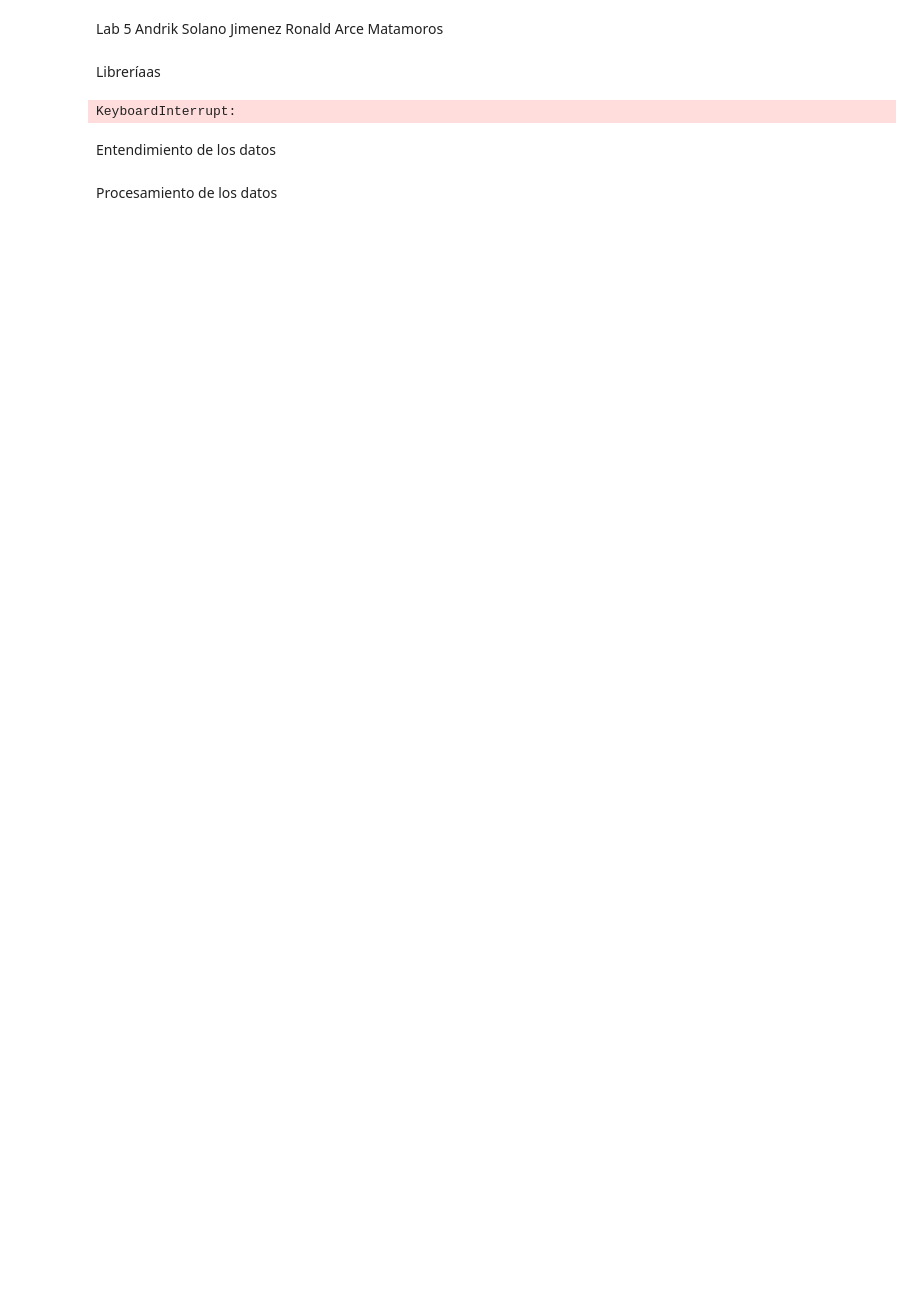
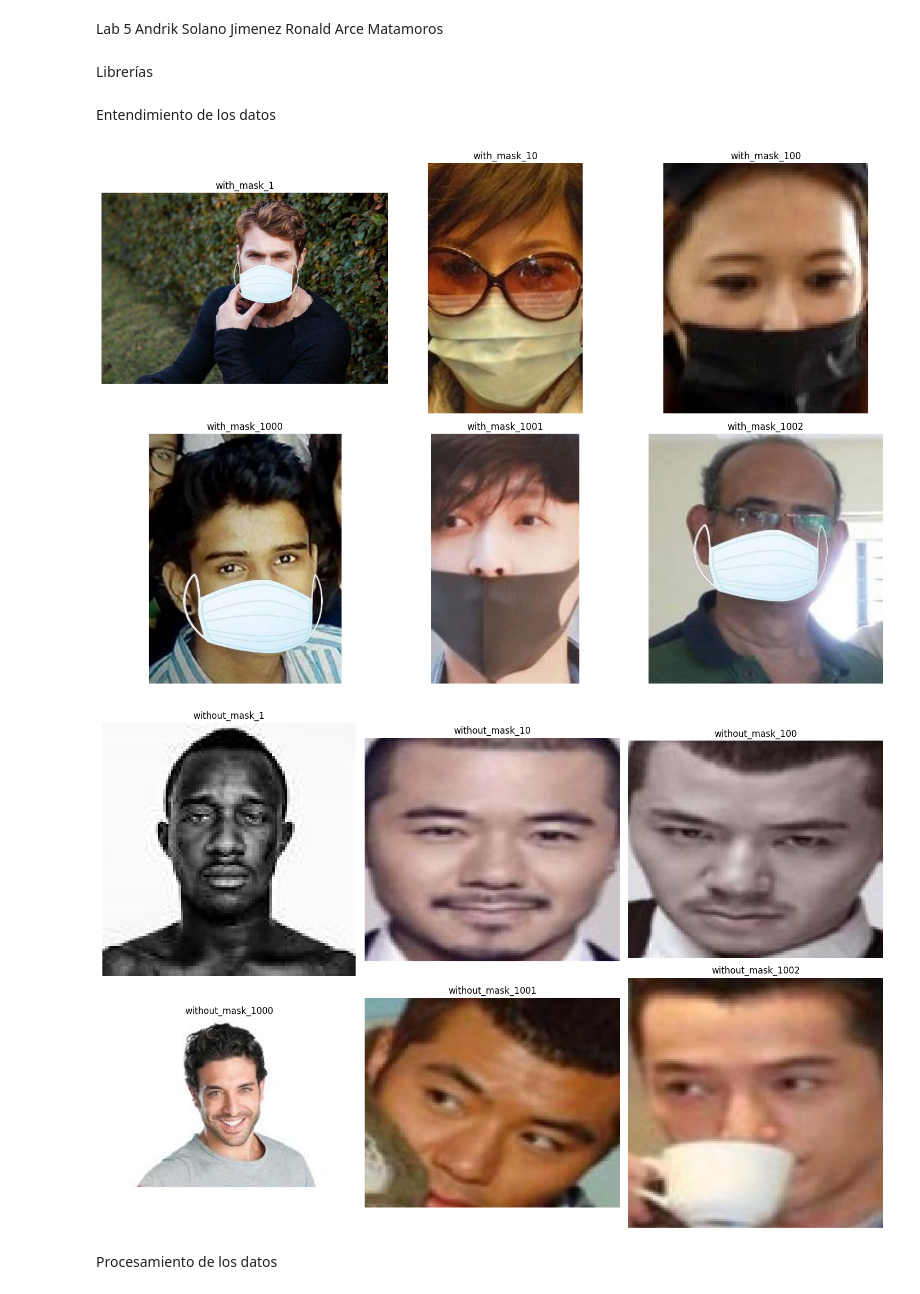
Before and after one commit to AndrikSJD/Lab5IA, a Jupyter notebook: Lab5AndrikRonald.ipynb, the cells around one changed output. Saved outputs shown, nothing was run; the diff lists cells and outputs as text; code cells hidden in the pictures; blank space fills up the shorter version.

```diff
--- a/Lab5AndrikRonald.ipynb
+++ b/Lab5AndrikRonald.ipynb
@@ -2,7 +2,7 @@
 Lab 5
 Andrik Solano Jimenez Ronald Arce Matamoros
 # %% [markdown]
-Libreríaas
+Librerías
 # %%
 import os
 import random
@@ -18,28 +24,37 @@ from tensorflow.keras.utils import to_categorical
-# %%
-# Ruta de las carpetas con las imágenes
-with_mask_dir = "./with_mask"
-without_mask_dir = "./without_mask"
-
-# Función para cargar y redimensionar imágenes
-def load_and_resize_images(directory, label):
-    images = []
-    labels = []
-    for filename in os.listdir(directory):
-        img = cv2.imread(os.path.join(directory, filename))
-        img = cv2.resize(img, (100, 100))  # Cambia el tamaño de las imágenes según tu preferencia
-        if img is not None:
-            images.append(img)
-            labels.append(label)
-    return images, labels
-
-# Cargar y redimensionar imágenes con máscara
-with_mask_images, with_mask_labels = load_and_resize_images(with_mask_dir, 1)
-
-# Cargar y redimensionar imágenes sin máscara
-without_mask_images, without_mask_labels = load_and_resize_images(without_mask_dir, 0)
-# %% [output]
-KeyboardInterrupt:
 # %% [markdown]
 Entendimiento de los datos
+# %%
+def display_images_with_labels(path, num_images=6):
+    # Get a list of all image file names in the directory
+    image_files = [f for f in os.listdir(path) if os.path.isfile(os.path.join(path, f))]
+
+    # Display the images with their labels
+    fig, axs = plt.subplots(2, 3, figsize=(15, 10))
+
+    for i in range(min(num_images, len(image_files))):
+        # Get the image file name and its label
+        image_file = image_files[i]
+        label = image_file.split('.')[0]
+
+        # Load and display the image
+        img_path = os.path.join(path, image_file)
+        img = mpimg.imread(img_path)
+        ax = axs[i // 3, i % 3]
+        ax.imshow(img)
+        ax.axis('off')
+        ax.set_title(label)
+
+    plt.tight_layout()
+    plt.show()
+
+# Example usage:
+path = "./data/with_mask"
+display_images_with_labels(path)
+
+path = "./data/without_mask"
+display_images_with_labels(path)
+# %% [output]
+[figure, added]
+[figure, added]
 # %% [markdown]
 Procesamiento de los datos
```
Also changed, not shown: parts of 17 cells of this notebook, 1 other file.
